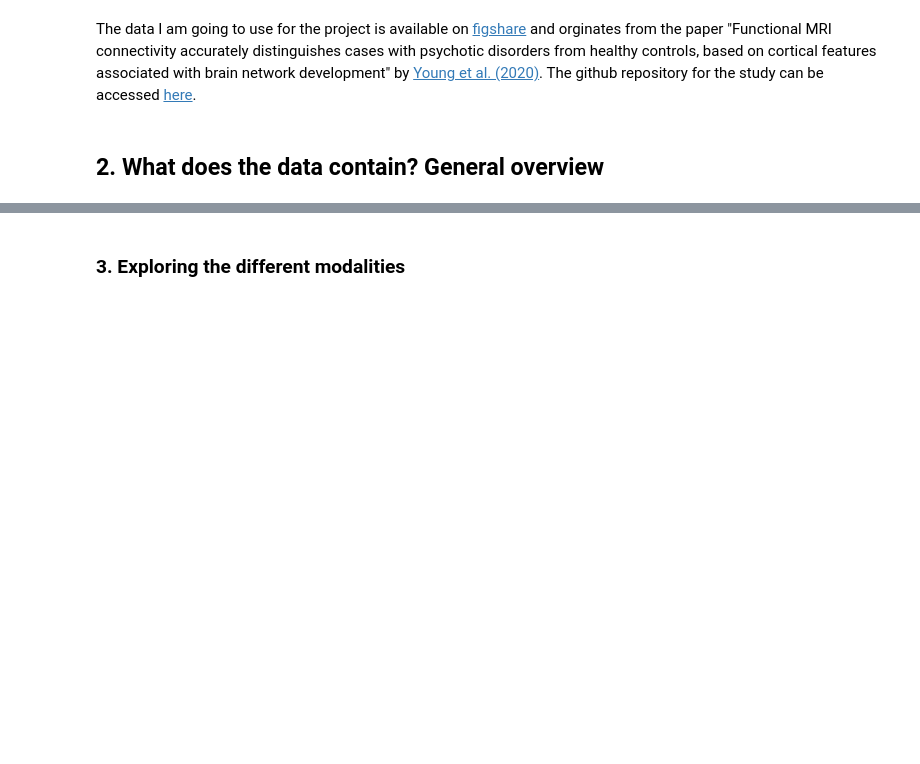
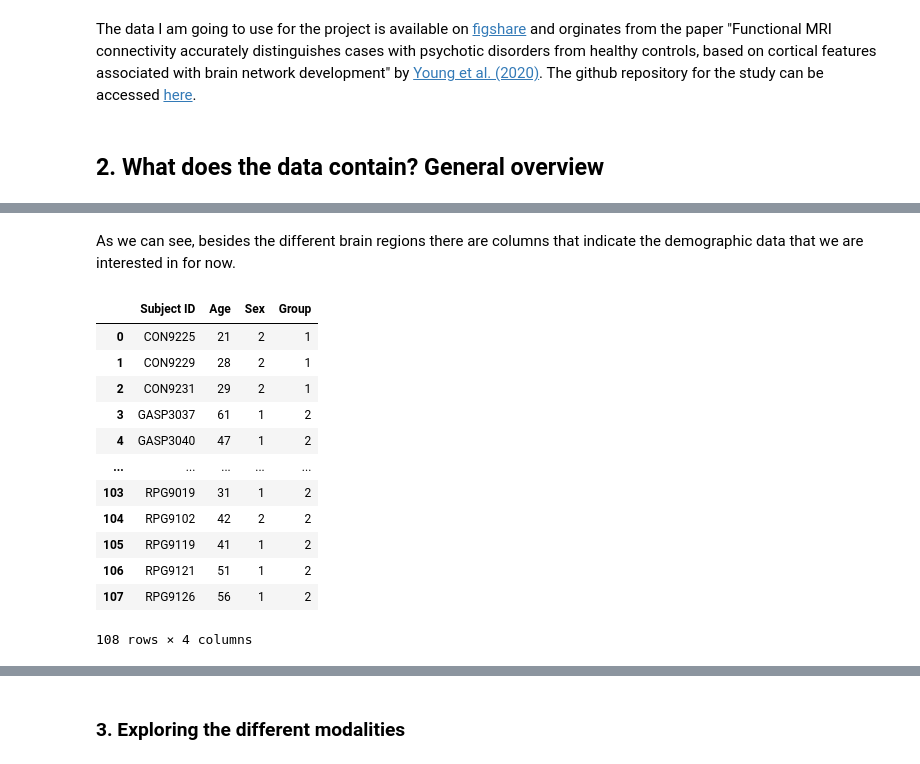
Before and after one commit to mello-y/MSc5_research_project, a Jupyter notebook: data/Data_exploration.ipynb, the cells around one changed output, grey strips where cells are left out. Drawn from its saved outputs; the diff is of its cells as text; code cells hidden in the pictures; blank space fills up the shorter version.

Commit message:
restructured notebook and added demographic data information

```diff
--- a/data/Data_exploration.ipynb
+++ b/data/Data_exploration.ipynb
@@ -36,0 +27,8 @@ being regional CT (cortical thickness), MD (mean diffusivity) and FA (functional
+# %%
+#import module to read the CT and DWI data
+
+import pandas as pd
+
+#store CT data in variable "CT_Dublin"
+
+CT_Dublin = pd.read_csv('/Users/mello/Desktop/Dataset/PARC_500.aparc_thickness_Dublin.csv', delimiter = ',')
@@ -36,0 +54,24 @@ being regional CT (cortical thickness), MD (mean diffusivity) and FA (functional
+# %% [markdown]
+As we can see, besides the different brain regions there are columns that indicate the demographic data that we are interested in for now.
+# %%
+#select a subset of the CT data
+
+demographic_CT = CT_Dublin[["Subject ID", "Age", "Sex", "Group"]]
+# %%
+#view demographic data of CT data
+
+demographic_CT
+# %% [output]
+|  | Subject ID | Age | Sex | Group |
+| 0 | CON9225 | 21 | 2 | 1 |
+| 1 | CON9229 | 28 | 2 | 1 |
+| 2 | CON9231 | 29 | 2 | 1 |
+| 3 | GASP3037 | 61 | 1 | 2 |
+| 4 | GASP3040 | 47 | 1 | 2 |
+| ... | ... | ... | ... | ... |
+| 103 | RPG9019 | 31 | 1 | 2 |
+| 104 | RPG9102 | 42 | 2 | 2 |
+| 105 | RPG9119 | 41 | 1 | 2 |
+| 106 | RPG9121 | 51 | 1 | 2 |
+| 107 | RPG9126 | 56 | 1 | 2 |
+108 rows × 4 columns
```
Also changed, not shown: parts of 47 cells of this notebook.
